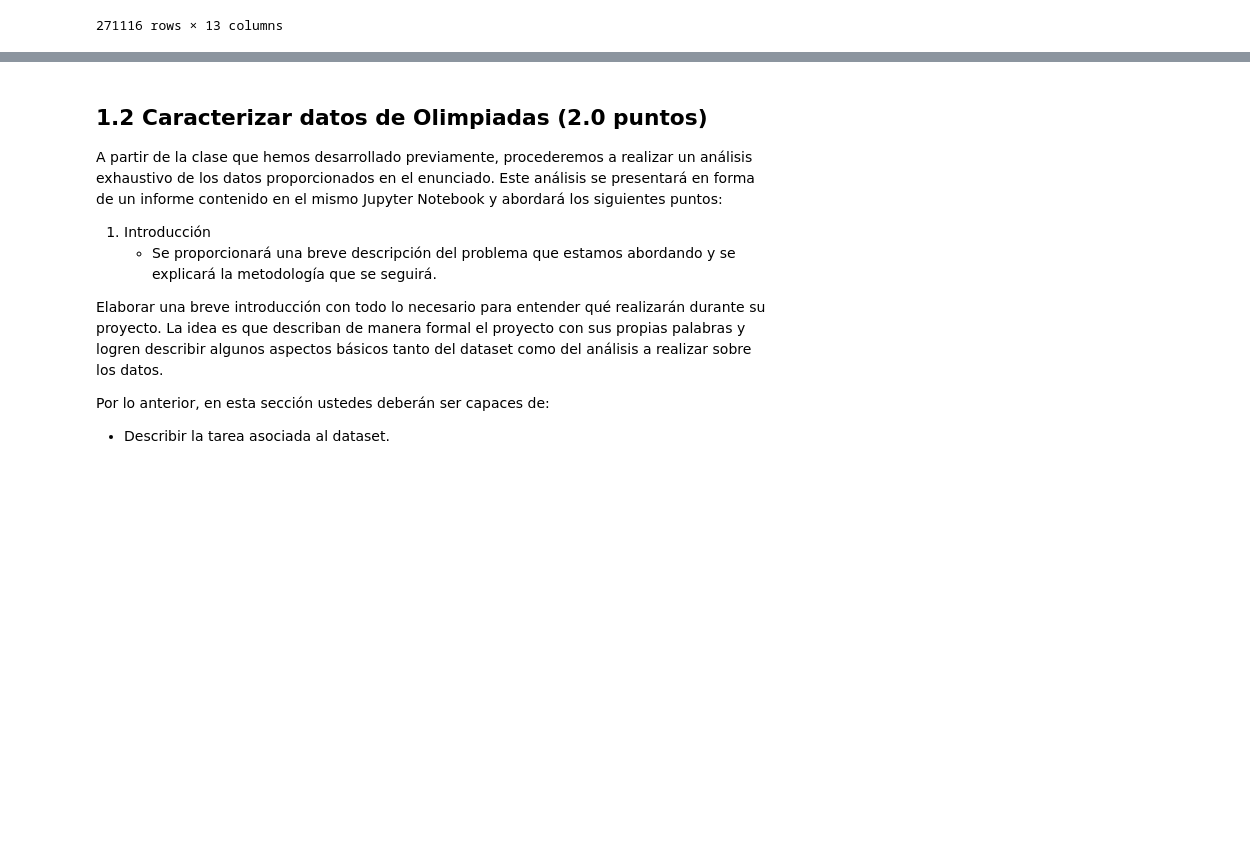
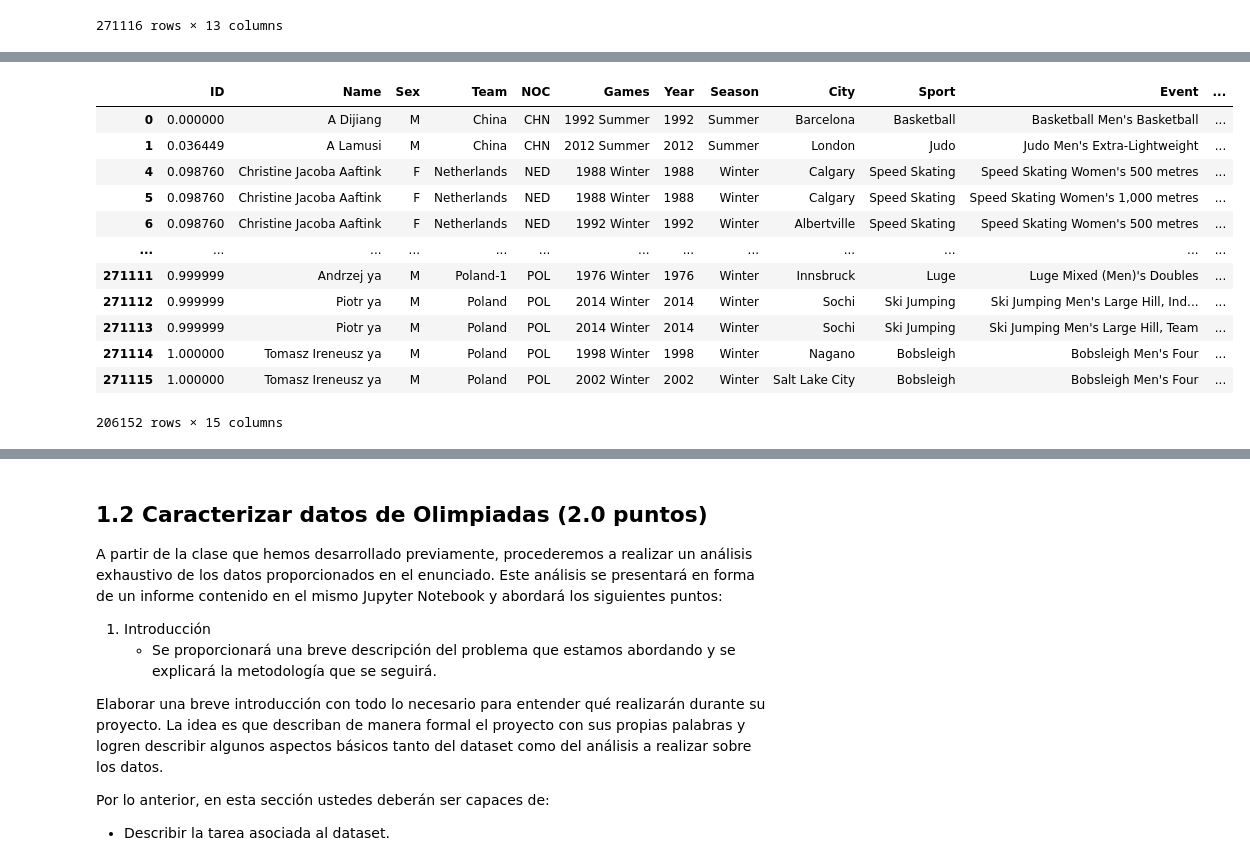
Before and after one commit to eduardomoyab/MDS7202_1, a Jupyter notebook: Proyecto1/Proyecto_enunciado.ipynb, the cells around one changed output, grey strips where cells are left out. Cells and saved outputs as stored; diff of their text form; code cells hidden in the pictures; blank space fills up the shorter version.

```diff
--- a/Proyecto1/Proyecto_enunciado.ipynb
+++ b/Proyecto1/Proyecto_enunciado.ipynb
@@ -481,0 +439,16 @@ IndentationError: expected an indented block after 'if' statement on line 10 (15
+# %%
+datos
+# %% [output]
+|  | ID | Name | Sex | Team | NOC | Games | Year | Season | City | Sport | Event | ... |
+| 0 | 0.000000 | A Dijiang | M | China | CHN | 1992 Summer | 1992 | Summer | Barcelona | Basketball | Basketball Men's Basketball | ... |
+| 1 | 0.036449 | A Lamusi | M | China | CHN | 2012 Summer | 2012 | Summer | London | Judo | Judo Men's Extra-Lightweight | ... |
+| 4 | 0.098760 | Christine Jacoba Aaftink | F | Netherlands | NED | 1988 Winter | 1988 | Winter | Calgary | Speed Skating | Speed Skating Women's 500 metres | ... |
+| 5 | 0.098760 | Christine Jacoba Aaftink | F | Netherlands | NED | 1988 Winter | 1988 | Winter | Calgary | Speed Skating | Speed Skating Women's 1,000 metres | ... |
+| 6 | 0.098760 | Christine Jacoba Aaftink | F | Netherlands | NED | 1992 Winter | 1992 | Winter | Albertville | Speed Skating | Speed Skating Women's 500 metres | ... |
+| ... | ... | ... | ... | ... | ... | ... | ... | ... | ... | ... | ... | ... |
+| 271111 | 0.999999 | Andrzej ya | M | Poland-1 | POL | 1976 Winter | 1976 | Winter | Innsbruck | Luge | Luge Mixed (Men)'s Doubles | ... |
+| 271112 | 0.999999 | Piotr ya | M | Poland | POL | 2014 Winter | 2014 | Winter | Sochi | Ski Jumping | Ski Jumping Men's Large Hill, Ind... | ... |
+| 271113 | 0.999999 | Piotr ya | M | Poland | POL | 2014 Winter | 2014 | Winter | Sochi | Ski Jumping | Ski Jumping Men's Large Hill, Team | ... |
+| 271114 | 1.000000 | Tomasz Ireneusz ya | M | Poland | POL | 1998 Winter | 1998 | Winter | Nagano | Bobsleigh | Bobsleigh Men's Four | ... |
+| 271115 | 1.000000 | Tomasz Ireneusz ya | M | Poland | POL | 2002 Winter | 2002 | Winter | Salt Lake City | Bobsleigh | Bobsleigh Men's Four | ... |
+206152 rows × 15 columns
```
Also changed, not shown: parts of 7 cells of this notebook, 1 other file.
